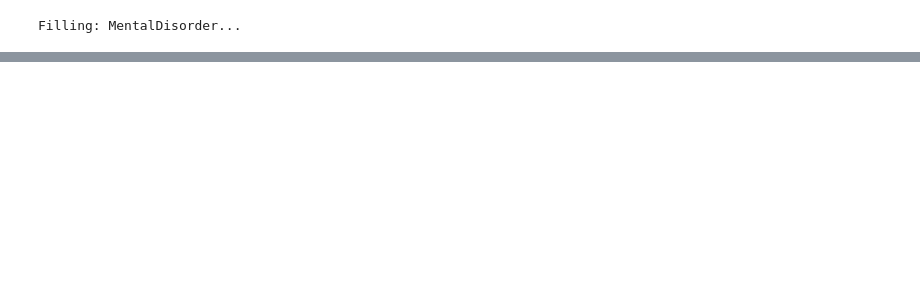
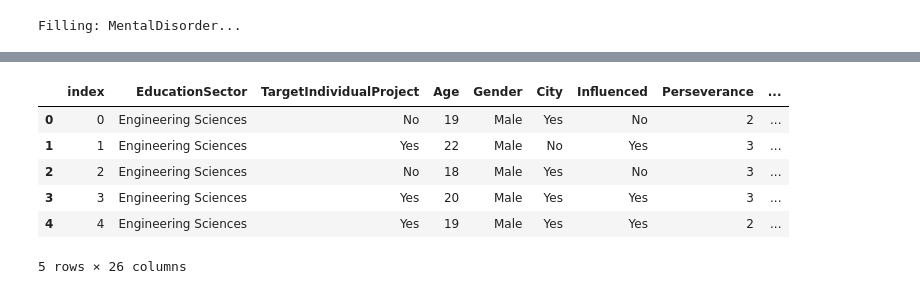
Before and after one commit to Victoirey/Project_Week3_Data_Cleaning, a Jupyter notebook: python/main.ipynb, the cells around one changed output, grey strips where cells are left out. Cells and saved outputs as stored; diff of their text form; code cells hidden in the pictures; blank space fills up the shorter version.

```diff
--- a/python/main.ipynb
+++ b/python/main.ipynb
@@ -221,0 +316,13 @@ Filling: MentalDisorder...
+# %%
+# Specific treatment: ReasonsForLack
+# We will break down the reasons and encode them as 0 / 1
+
+# Break down ReasonsForLack into list
+lst_lst_reasons = []
+for reason in df1.loc[:,'ReasonsForLack']:
+    lst_lst_reasons.append(re.split(', (?=[A-Z])', str(reason)))
+
+# Get unique reasons
+unique_possible_reasons = set([reason for lst_reasons in lst_lst_reasons for reason in lst_reasons])
+unique_possible_reasons.remove('nan')
+print(unique_possible_reasons)
@@ -221,0 +331,4 @@ Filling: MentalDisorder...
+# %%
+# Create new columns for encoding, and put all values to 0
+new_cols = unique_possible_reasons
+df1 = df1.assign(**dict.fromkeys(new_cols, 0))
@@ -222,3 +344,23 @@ Filling: MentalDisorder...
+# %%
+# Encode to 1 if student has reason
+for index in df1.index:
+    for reason in lst_lst_reasons[index]:
+        if reason in unique_possible_reasons:
+            df1.loc[index, reason] = 1
+# %%
+# Rename columns
+rename_column_dict = {
+        'Academic Pressure':'AcademicPressure',
+        'Just not interested! (Want to work in the corporate sector, or for the government or pursue research or something else)': 'NotInterested',
+        'Lack of Knowledge': 'LackKnowledge',
+        'Mental Block':'MentalBlock',
+        'Not able to take a Financial Risk': 'NotAbleFinancialRisk',
+        'Not willing to start a venture in India and waiting for future relocation': "FutureRelocation",
+        'Parental Pressure': 'ParentalPressure',
+        'Unwillingness to take risk': 'RiskAdverse'
+        }
+
+df1.rename(columns = rename_column_dict, inplace = True)
 # %%
 # DATATYPES
 # Describe
@@ -270 +410,12 @@ Target-ent_competency         int64
 dtype: object
+# %%
+# Check final dataset
+df1.head(5)
+# %% [output]
+|  | index | EducationSector | TargetIndividualProject | Age | Gender | City | Influenced | Perseverance | ... |
+| 0 | 0 | Engineering Sciences | No | 19 | Male | Yes | No | 2 | ... |
+| 1 | 1 | Engineering Sciences | Yes | 22 | Male | No | Yes | 3 | ... |
+| 2 | 2 | Engineering Sciences | No | 18 | Male | Yes | No | 3 | ... |
+| 3 | 3 | Engineering Sciences | Yes | 20 | Male | Yes | Yes | 3 | ... |
+| 4 | 4 | Engineering Sciences | Yes | 19 | Male | Yes | Yes | 2 | ... |
+5 rows × 26 columns
```
Also changed, not shown: parts of 18 cells of this notebook, 3 other files.
